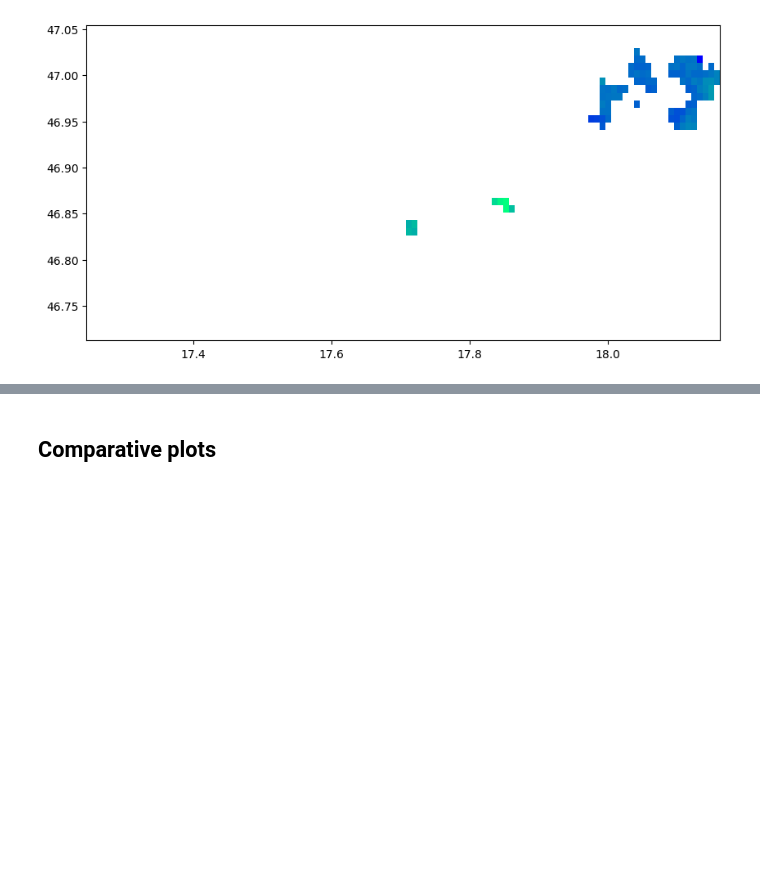
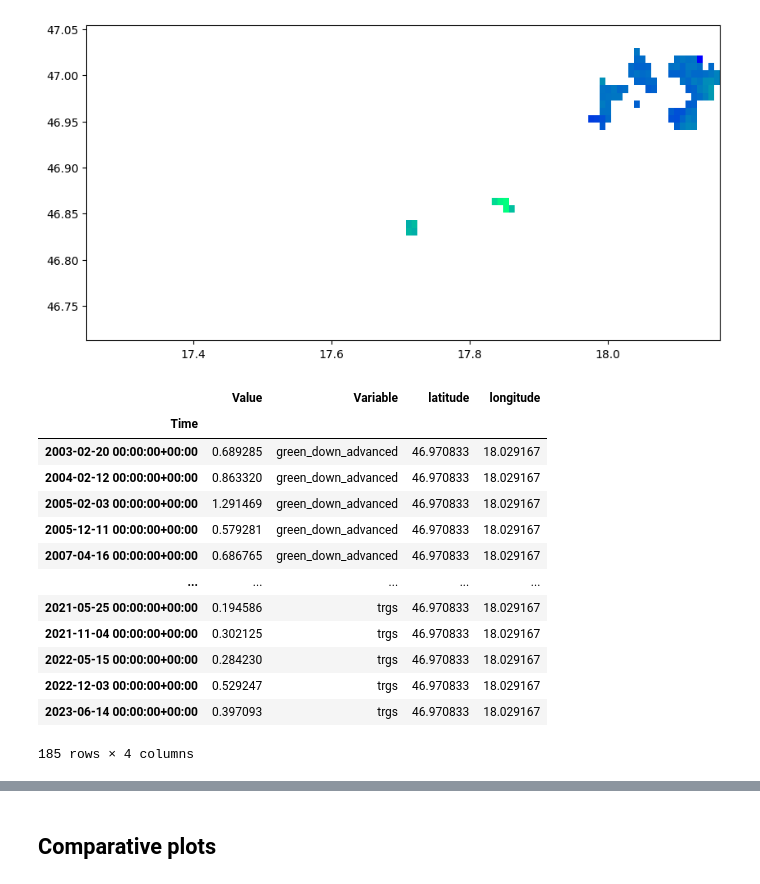
Before and after one commit to eawag-surface-waters-research/cci-cyano-production, a Jupyter notebook: notebooks/example_plotting.ipynb, the cells around one changed output, grey strips where cells are left out. Cells and saved outputs as stored; diff of their text form; code cells hidden in the pictures; blank space fills up the shorter version.

```diff
--- a/notebooks/example_plotting.ipynb
+++ b/notebooks/example_plotting.ipynb
@@ -205,3 +207,21 @@ plt.title(datenum_to_datetime(bad_date).astype(str)[0])
 # %% [output]
 AttributeError: 'Polygon' object has no attribute 'geoms'
 [figure]
+# %%
+# choose a date you would like to analyze
+phyco_v3.create_DataFrame(i,j)
+# %% [output]
+|  | Value | Variable | latitude | longitude |
+| Time |  |  |  |  |
+| 2003-02-20 00:00:00+00:00 | 0.689285 | green_down_advanced | 46.970833 | 18.029167 |
+| 2004-02-12 00:00:00+00:00 | 0.863320 | green_down_advanced | 46.970833 | 18.029167 |
+| 2005-02-03 00:00:00+00:00 | 1.291469 | green_down_advanced | 46.970833 | 18.029167 |
+| 2005-12-11 00:00:00+00:00 | 0.579281 | green_down_advanced | 46.970833 | 18.029167 |
+| 2007-04-16 00:00:00+00:00 | 0.686765 | green_down_advanced | 46.970833 | 18.029167 |
+| ... | ... | ... | ... | ... |
+| 2021-05-25 00:00:00+00:00 | 0.194586 | trgs | 46.970833 | 18.029167 |
+| 2021-11-04 00:00:00+00:00 | 0.302125 | trgs | 46.970833 | 18.029167 |
+| 2022-05-15 00:00:00+00:00 | 0.284230 | trgs | 46.970833 | 18.029167 |
+| 2022-12-03 00:00:00+00:00 | 0.529247 | trgs | 46.970833 | 18.029167 |
+| 2023-06-14 00:00:00+00:00 | 0.397093 | trgs | 46.970833 | 18.029167 |
+185 rows × 4 columns
```
Also changed, not shown: parts of 10 cells of this notebook, 3 other files.
